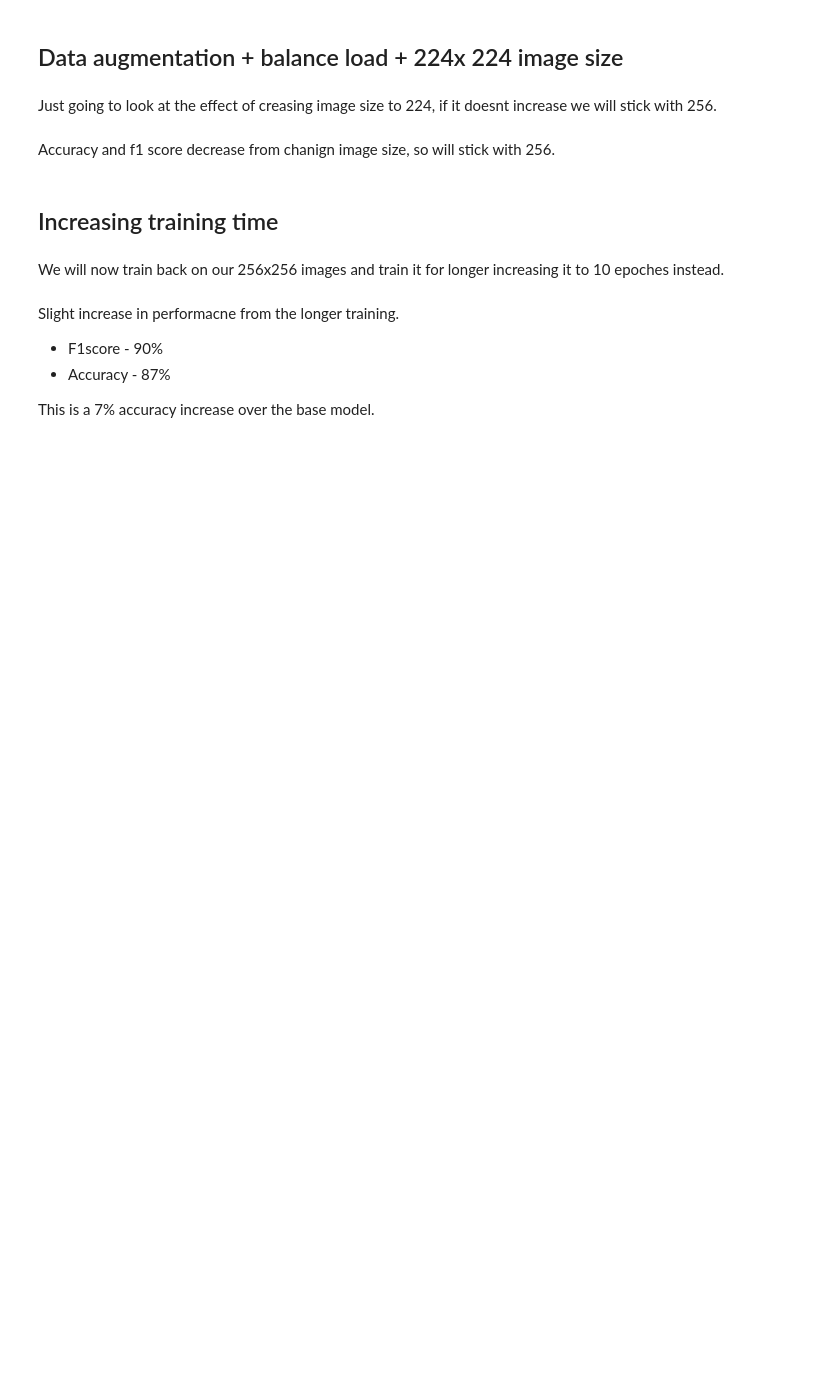
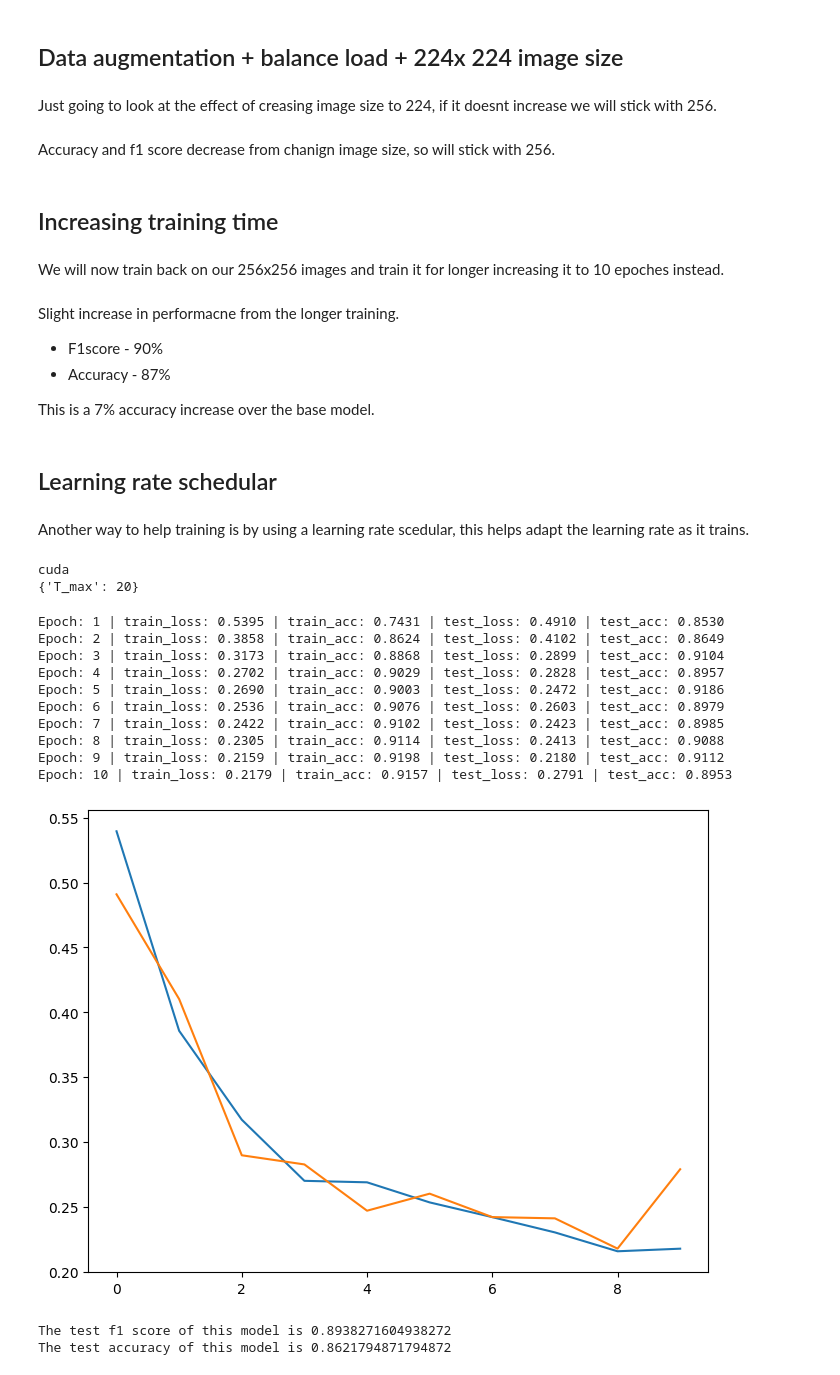
Before and after one commit to jackgoodsall/PneumoniaCVProblem, a Jupyter notebook: Experimentation/TransferLearning.ipynb, the cells around one changed output. Drawn from its saved outputs; the diff is of its cells as text; code cells hidden in the pictures; blank space fills up the shorter version.

Commit message:
Improved base model

```diff
--- a/Experimentation/TransferLearning.ipynb
+++ b/Experimentation/TransferLearning.ipynb
@@ -220,3 +220,39 @@ Slight increase in performacne from the longer training.
 * Accuracy - 87%
 
 This is a 7% accuracy increase over the base model.
+# %% [markdown]
+## Learning rate schedular
+# %% [markdown]
+Another way to help training is by using a learning rate scedular, this helps adapt the learning rate as it trains.
+# %%
+TRAINING_MODEL_NUMBER = 55
+if TRAINING_MODEL_NUMBER == 55:
+    gc.collect()
+    torch.cuda.empty_cache()
+    train_data, val_data, test_data = create_dataloaders_with_validation_set(TRAIN_DIR, TEST_DIR, data_augmentation_transform, test_data_transform, 256, NUM_WORKERS)
+    print(DEVICE)
+
+    effnetdefaultmodel.to(DEVICE)
+    optimiser_schedular = torch.optim.lr_scheduler.CosineAnnealingLR
+
+    loss_func = torch.nn.CrossEntropyLoss()
+
+    train_model(train_data, val_data, effnetdefaultmodel, loss_func, epoches = 10, schedular= optimiser_schedular, schdular_paras=  {"T_max" : 20} )
+
+    evalutation_model(effnetdefaultmodel, test_data, loss_func)
+# %% [output]
+cuda
+{'T_max': 20}
+Epoch: 1 | train_loss: 0.5395 | train_acc: 0.7431 | test_loss: 0.4910 | test_acc: 0.8530
+Epoch: 2 | train_loss: 0.3858 | train_acc: 0.8624 | test_loss: 0.4102 | test_acc: 0.8649
+Epoch: 3 | train_loss: 0.3173 | train_acc: 0.8868 | test_loss: 0.2899 | test_acc: 0.9104
+Epoch: 4 | train_loss: 0.2702 | train_acc: 0.9029 | test_loss: 0.2828 | test_acc: 0.8957
+Epoch: 5 | train_loss: 0.2690 | train_acc: 0.9003 | test_loss: 0.2472 | test_acc: 0.9186
+Epoch: 6 | train_loss: 0.2536 | train_acc: 0.9076 | test_loss: 0.2603 | test_acc: 0.8979
+Epoch: 7 | train_loss: 0.2422 | train_acc: 0.9102 | test_loss: 0.2423 | test_acc: 0.8985
+Epoch: 8 | train_loss: 0.2305 | train_acc: 0.9114 | test_loss: 0.2413 | test_acc: 0.9088
+Epoch: 9 | train_loss: 0.2159 | train_acc: 0.9198 | test_loss: 0.2180 | test_acc: 0.9112
+Epoch: 10 | train_loss: 0.2179 | train_acc: 0.9157 | test_loss: 0.2791 | test_acc: 0.8953
+[figure, added]
+The test f1 score of this model is 0.8938271604938272
+The test accuracy of this model is 0.8621794871794872
```
Also changed, not shown: parts of 2 cells of this notebook, 2 other files.
